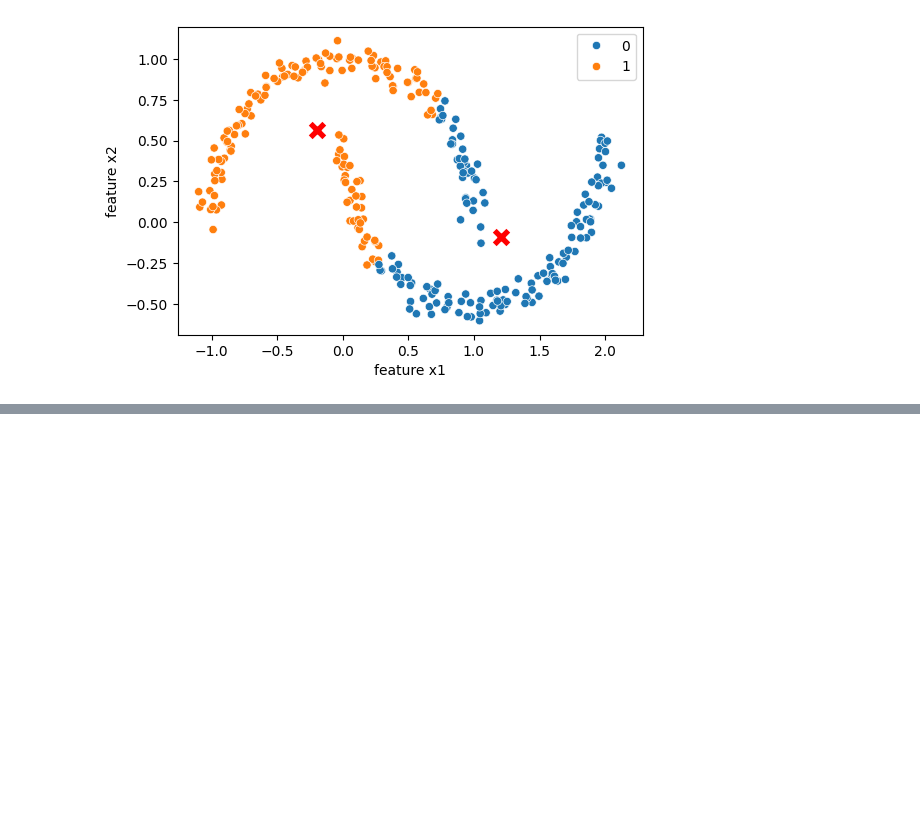
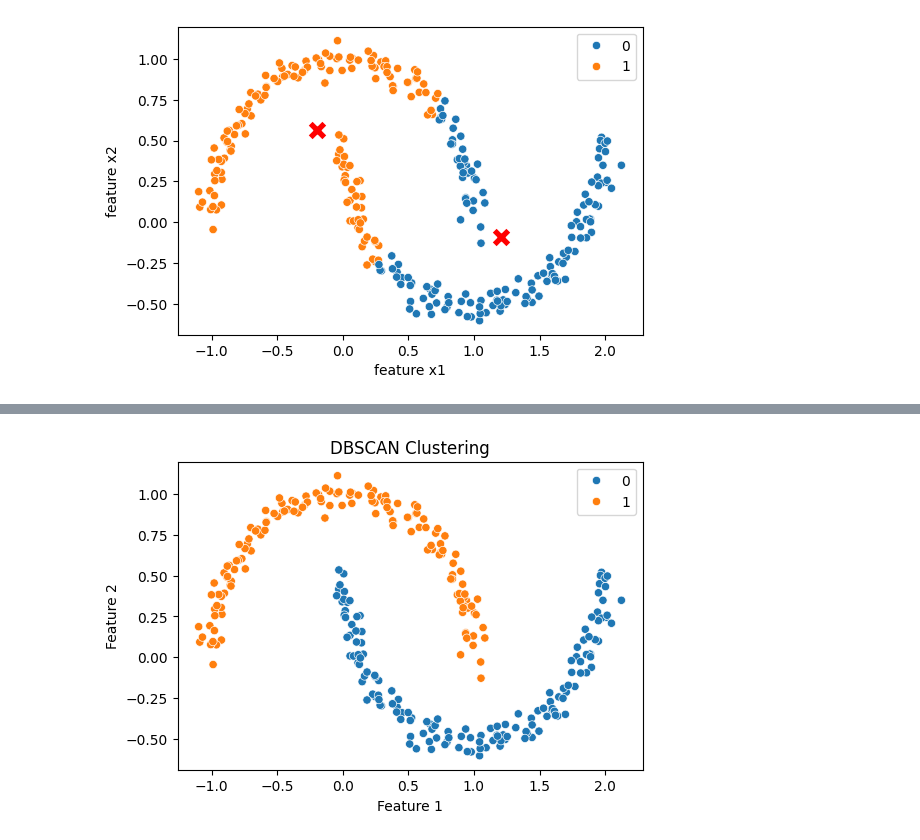
Before and after one commit to prof-sushil/Data-Science-World, a Jupyter notebook: tutorials/clustering_k_means.ipynb, the cells around one changed output, grey strips where cells are left out. Drawn from its saved outputs; the diff is of its cells as text; code cells hidden in the pictures; blank space fills up the shorter version.

Commit message:
added contents for clustering

```diff
--- a/tutorials/clustering_k_means.ipynb
+++ b/tutorials/clustering_k_means.ipynb
@@ -216,0 +267,10 @@ plt.show()
+# %%
+# Generate synthetic dataset
+X, _ = make_moons(n_samples=300, noise=0.05, random_state=0)
+
+# Visualize the dataset
+plt.figure(figsize=(6, 4))
+sns.scatterplot(x=X[:, 0], y=X[:, 1])
+plt.xlabel('feature x1')
+plt.ylabel('feature x2')
+plt.show()
@@ -216,0 +279,16 @@ plt.show()
+# %%
+# Apply DBSCAN
+eps = 0.2
+min_samples = 5
+dbscan = DBSCAN(eps=eps, min_samples=min_samples)
+labels = dbscan.fit_predict(X)
+# %%
+# Visualize the results
+plt.figure(figsize=(6, 4))
+sns.scatterplot(x=X[:, 0], y=X[:, 1], hue=labels)
+plt.title('DBSCAN Clustering')
+plt.xlabel('Feature 1')
+plt.ylabel('Feature 2')
+plt.show()
+# %% [output]
+[figure, added]
```
Also changed, not shown: parts of 16 cells of this notebook, 3 other files.
